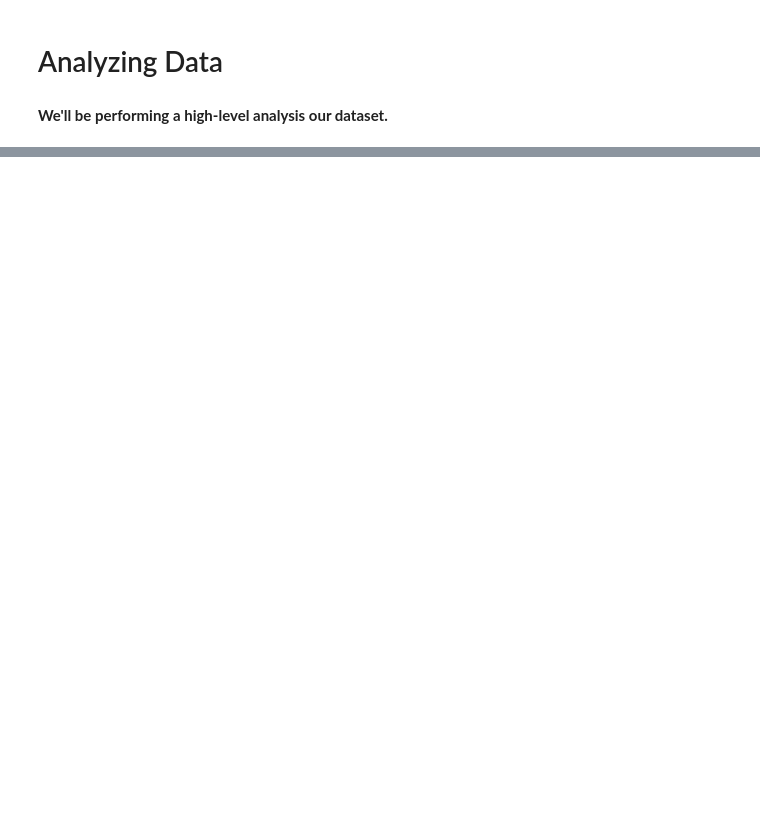
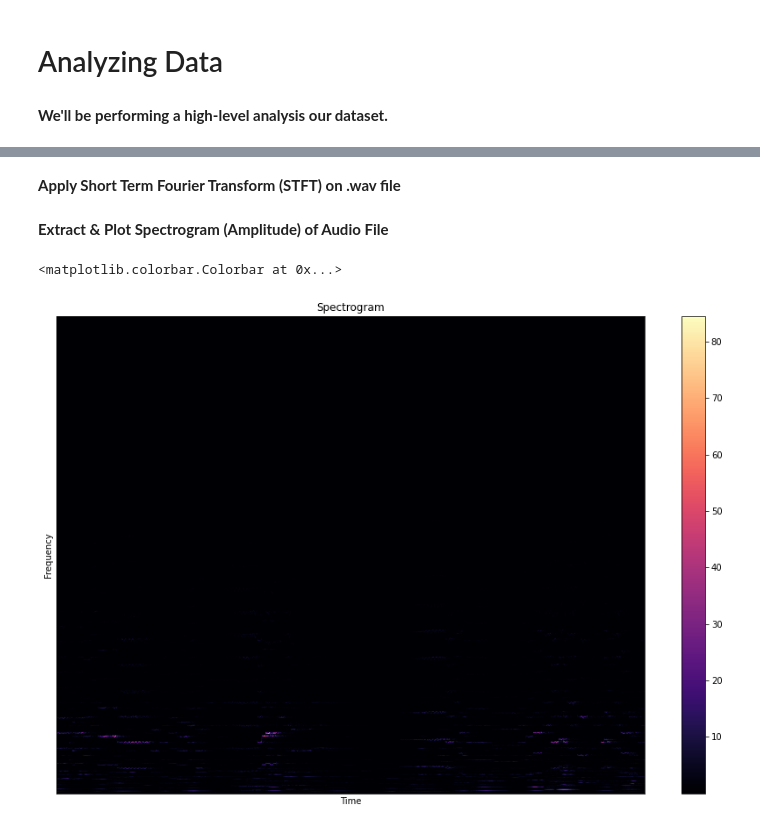
Before and after one commit to maldonadojsm/MusicGenreClassifier, a Jupyter notebook: analyze_data.ipynb, the cells around one changed output, grey strips where cells are left out. Saved outputs shown, nothing was run; the diff lists cells and outputs as text; code cells hidden in the pictures; blank space fills up the shorter version.

```diff
--- a/analyze_data.ipynb
+++ b/analyze_data.ipynb
@@ -21,0 +45,21 @@ ValueError: arrays must all be same length
+# %% [markdown]
+**Apply Short Term Fourier Transform (STFT) on .wav file**
+# %%
+
+stft = librosa.stft(signal, n_fft=N_FFT, hop_length=HOP_LENGTH)
+# %% [markdown]
+**Extract & Plot Spectrogram (Amplitude) of Audio File**
+# %%
+
+spectrogram = abs(stft)
+plt.figure(figsize=FIGURE_SIZE)
+
+librosa.display.specshow(spectrogram, sr=sample_rate, hop_length=HOP_LENGTH)
+
+plt.xlabel("Time")
+plt.ylabel("Frequency")
+plt.title("Spectrogram")
+plt.colorbar()
+# %% [output]
+<matplotlib.colorbar.Colorbar at 0x...>
+[figure, added]
```
Also changed, not shown: parts of 12 cells of this notebook.
